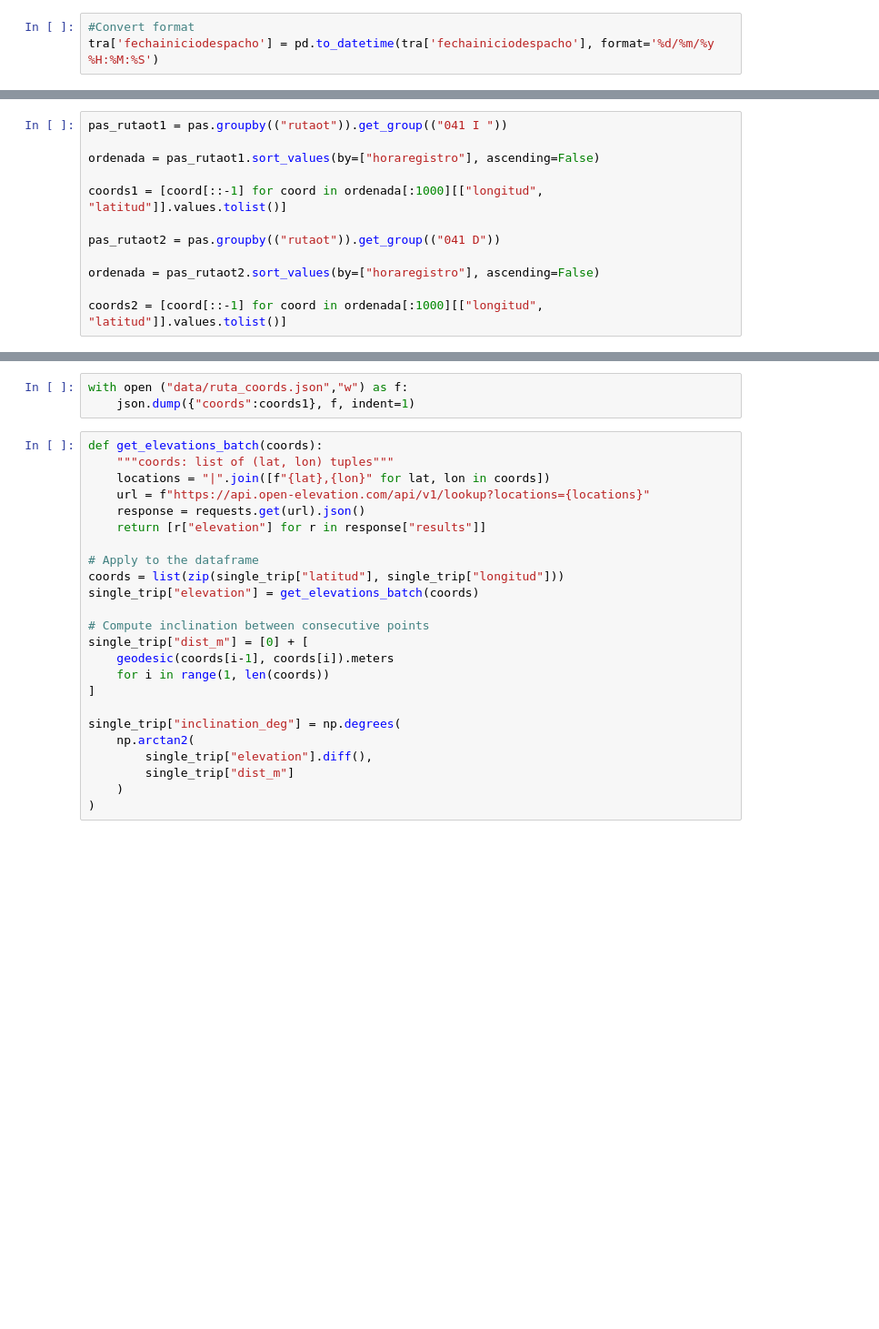
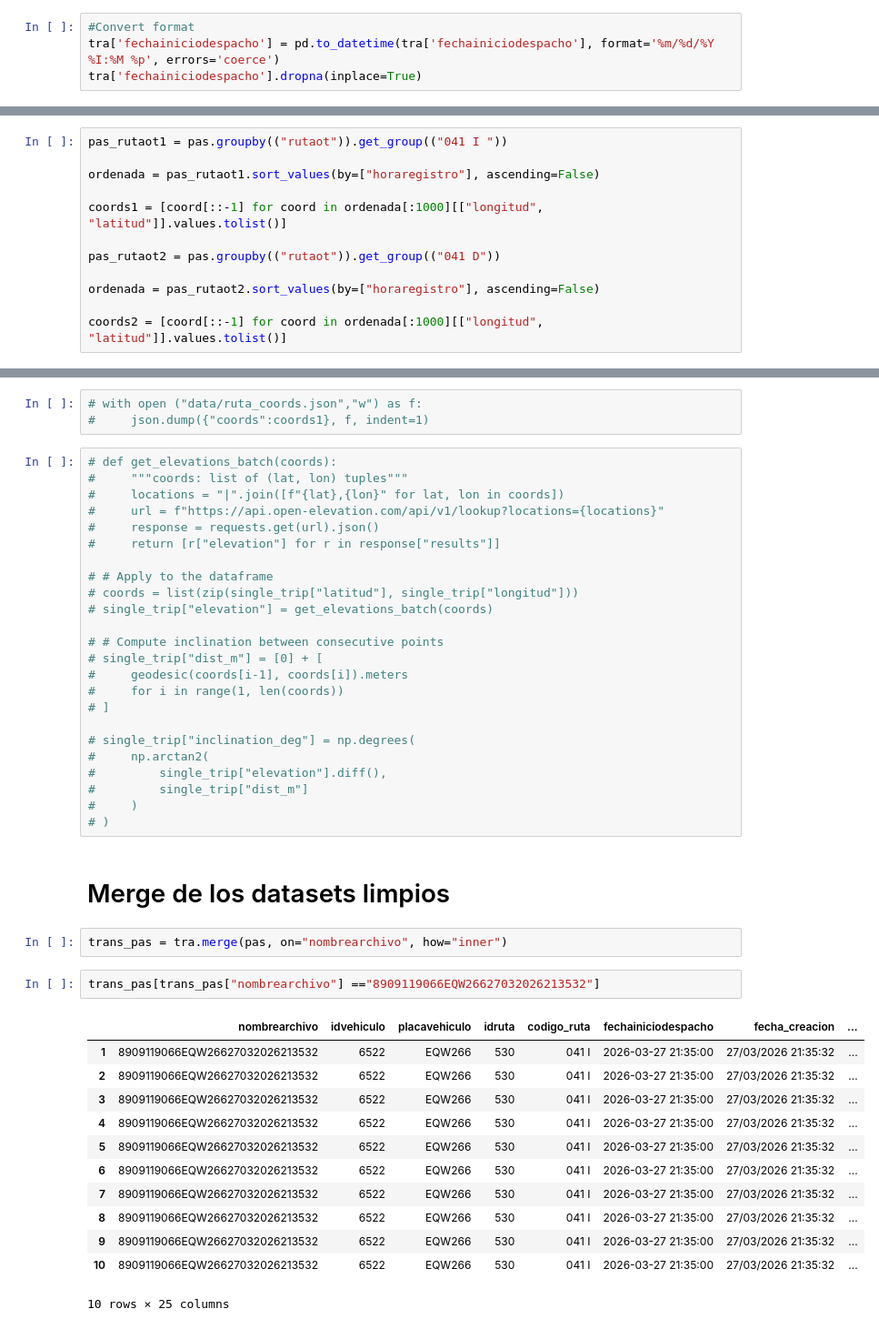
Before and after one commit to agr-23/MAI, a Jupyter notebook: EDA/exploratory.ipynb, the cells around one changed output, grey strips where cells are left out. Shown at 91% size. Drawn from its saved outputs; the diff is of its cells as text; blank space fills up the shorter version.

```diff
--- a/EDA/exploratory.ipynb
+++ b/EDA/exploratory.ipynb
@@ -54,6 +75,7 @@ m.save("mapa.html")
 # %%
 #Convert format
-tra['fechainiciodespacho'] = pd.to_datetime(tra['fechainiciodespacho'], format='%d/%m/%y %H:%M:%S')
+tra['fechainiciodespacho'] = pd.to_datetime(tra['fechainiciodespacho'], format='%m/%d/%Y %I:%M %p', errors='coerce')
+tra['fechainiciodespacho'].dropna(inplace=True)
 # %%
 tra["fechainicio"] = tra.fechainiciodespacho.dt.date
 tra["horainicio"] = tra.fechainiciodespacho.dt.hour
@@ -324,28 +324,47 @@ codigo_ruta
 Name: count, dtype: int64
 # %%
-with open ("data/ruta_coords.json","w") as f:
-    json.dump({"coords":coords1}, f, indent=1)
+# with open ("data/ruta_coords.json","w") as f:
+#     json.dump({"coords":coords1}, f, indent=1)
 # %%
-def get_elevations_batch(coords):
-    """coords: list of (lat, lon) tuples"""
-    locations = "|".join([f"{lat},{lon}" for lat, lon in coords])
-    url = f"https://api.open-elevation.com/api/v1/lookup?locations={locations}"
-    response = requests.get(url).json()
-    return [r["elevation"] for r in response["results"]]
+# def get_elevations_batch(coords):
+#     """coords: list of (lat, lon) tuples"""
+#     locations = "|".join([f"{lat},{lon}" for lat, lon in coords])
+#     url = f"https://api.open-elevation.com/api/v1/lookup?locations={locations}"
+#     response = requests.get(url).json()
+#     return [r["elevation"] for r in response["results"]]
 
-# Apply to the dataframe
-coords = list(zip(single_trip["latitud"], single_trip["longitud"]))
-single_trip["elevation"] = get_elevations_batch(coords)
+# # Apply to the dataframe
+# coords = list(zip(single_trip["latitud"], single_trip["longitud"]))
+# single_trip["elevation"] = get_elevations_batch(coords)
 
-# Compute inclination between consecutive points
-single_trip["dist_m"] = [0] + [
-    geodesic(coords[i-1], coords[i]).meters
-    for i in range(1, len(coords))
-]
+# # Compute inclination between consecutive points
+# single_trip["dist_m"] = [0] + [
+#     geodesic(coords[i-1], coords[i]).meters
+#     for i in range(1, len(coords))
+# ]
 
-single_trip["inclination_deg"] = np.degrees(
-    np.arctan2(
-        single_trip["elevation"].diff(),
-        single_trip["dist_m"]
-    )
-)
+# single_trip["inclination_deg"] = np.degrees(
+#     np.arctan2(
+#         single_trip["elevation"].diff(),
+#         single_trip["dist_m"]
+#     )
+# )
+# %% [markdown]
+# Merge de los datasets limpios
+# %%
+trans_pas = tra.merge(pas, on="nombrearchivo", how="inner")
+# %%
+trans_pas[trans_pas["nombrearchivo"] =="8909119066EQW26627032026213532"]
+# %% [output]
+|  | nombrearchivo | idvehiculo | placavehiculo | idruta | codigo_ruta | fechainiciodespacho | fecha_creacion | ... |
+| 1 | 8909119066EQW26627032026213532 | 6522 | EQW266 | 530 | 041 I | 2026-03-27 21:35:00 | 27/03/2026 21:35:32 | ... |
+| 2 | 8909119066EQW26627032026213532 | 6522 | EQW266 | 530 | 041 I | 2026-03-27 21:35:00 | 27/03/2026 21:35:32 | ... |
+| 3 | 8909119066EQW26627032026213532 | 6522 | EQW266 | 530 | 041 I | 2026-03-27 21:35:00 | 27/03/2026 21:35:32 | ... |
+| 4 | 8909119066EQW26627032026213532 | 6522 | EQW266 | 530 | 041 I | 2026-03-27 21:35:00 | 27/03/2026 21:35:32 | ... |
+| 5 | 8909119066EQW26627032026213532 | 6522 | EQW266 | 530 | 041 I | 2026-03-27 21:35:00 | 27/03/2026 21:35:32 | ... |
+| 6 | 8909119066EQW26627032026213532 | 6522 | EQW266 | 530 | 041 I | 2026-03-27 21:35:00 | 27/03/2026 21:35:32 | ... |
+| 7 | 8909119066EQW26627032026213532 | 6522 | EQW266 | 530 | 041 I | 2026-03-27 21:35:00 | 27/03/2026 21:35:32 | ... |
+| 8 | 8909119066EQW26627032026213532 | 6522 | EQW266 | 530 | 041 I | 2026-03-27 21:35:00 | 27/03/2026 21:35:32 | ... |
+| 9 | 8909119066EQW26627032026213532 | 6522 | EQW266 | 530 | 041 I | 2026-03-27 21:35:00 | 27/03/2026 21:35:32 | ... |
+| 10 | 8909119066EQW26627032026213532 | 6522 | EQW266 | 530 | 041 I | 2026-03-27 21:35:00 | 27/03/2026 21:35:32 | ... |
+10 rows × 25 columns
```
Also changed, not shown: parts of 23 cells of this notebook, 17 other files.
